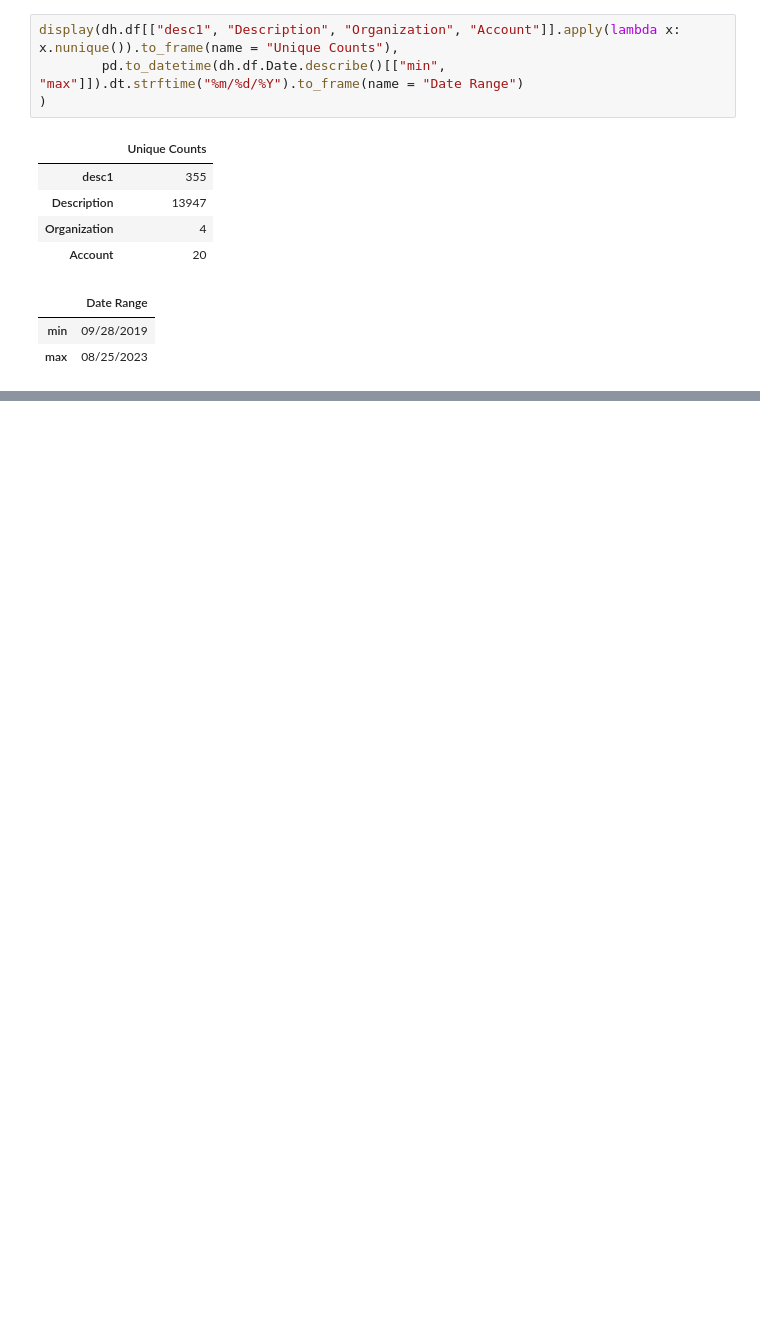
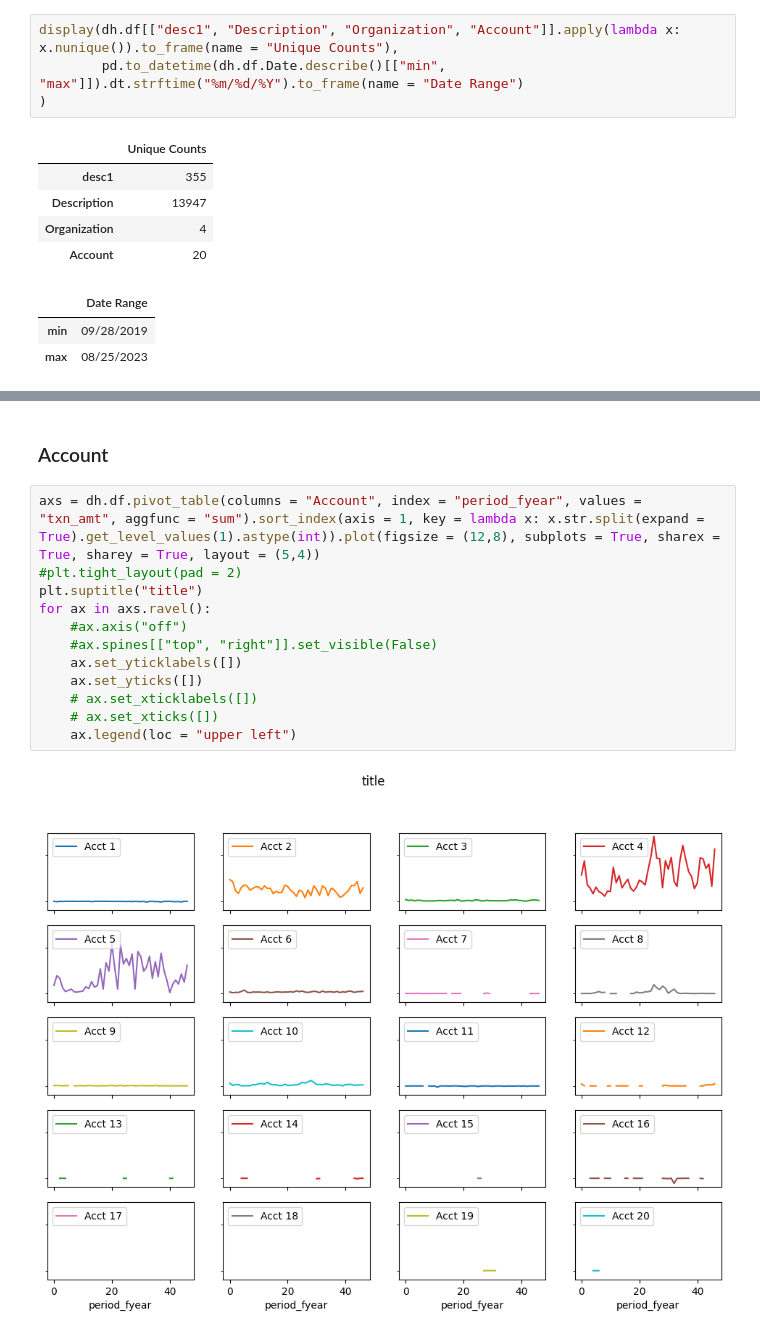
Before and after one commit to lelandjmurrin/Acquisition_Due_Dilligence_Capstone_Project, a Jupyter notebook: GeneralLedgerTxns_EDA.ipynb, the cells around one changed output, grey strips where cells are left out. Cells and saved outputs as stored; diff of their text form; blank space fills up the shorter version.

```diff
--- a/GeneralLedgerTxns_EDA.ipynb
+++ b/GeneralLedgerTxns_EDA.ipynb
@@ -886,0 +933,16 @@ dh.df.drop(["Organization", "Balance", "day_of_week", "month_fyear", "month", "t
+# %% [markdown]
+### Account
+# %%
+axs = dh.df.pivot_table(columns = "Account", index = "period_fyear", values = "txn_amt", aggfunc = "sum").sort_index(axis = 1, key = lambda x: x.str.split(expand = True).get_level_values(1).astype(int)).plot(figsize = (12,8), subplots = True, sharex = True, sharey = True, layout = (5,4))
+#plt.tight_layout(pad = 2)
+plt.suptitle("title")
+for ax in axs.ravel():
+    #ax.axis("off")
+    #ax.spines[["top", "right"]].set_visible(False)
+    ax.set_yticklabels([])
+    ax.set_yticks([])
+    # ax.set_xticklabels([])
+    # ax.set_xticks([])
+    ax.legend(loc = "upper left")
+# %% [output]
+[figure, added]
```
Also changed, not shown: parts of 40 cells of this notebook, 5 other files.
